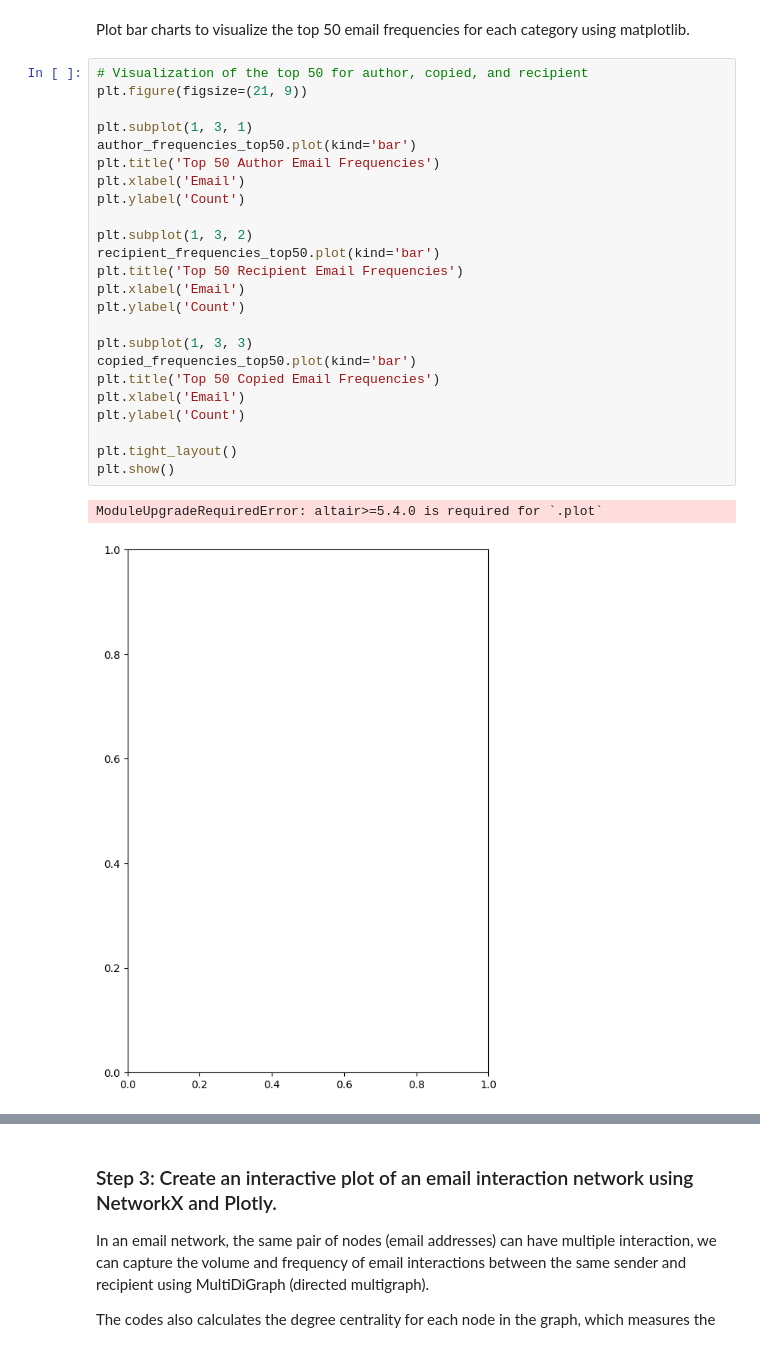
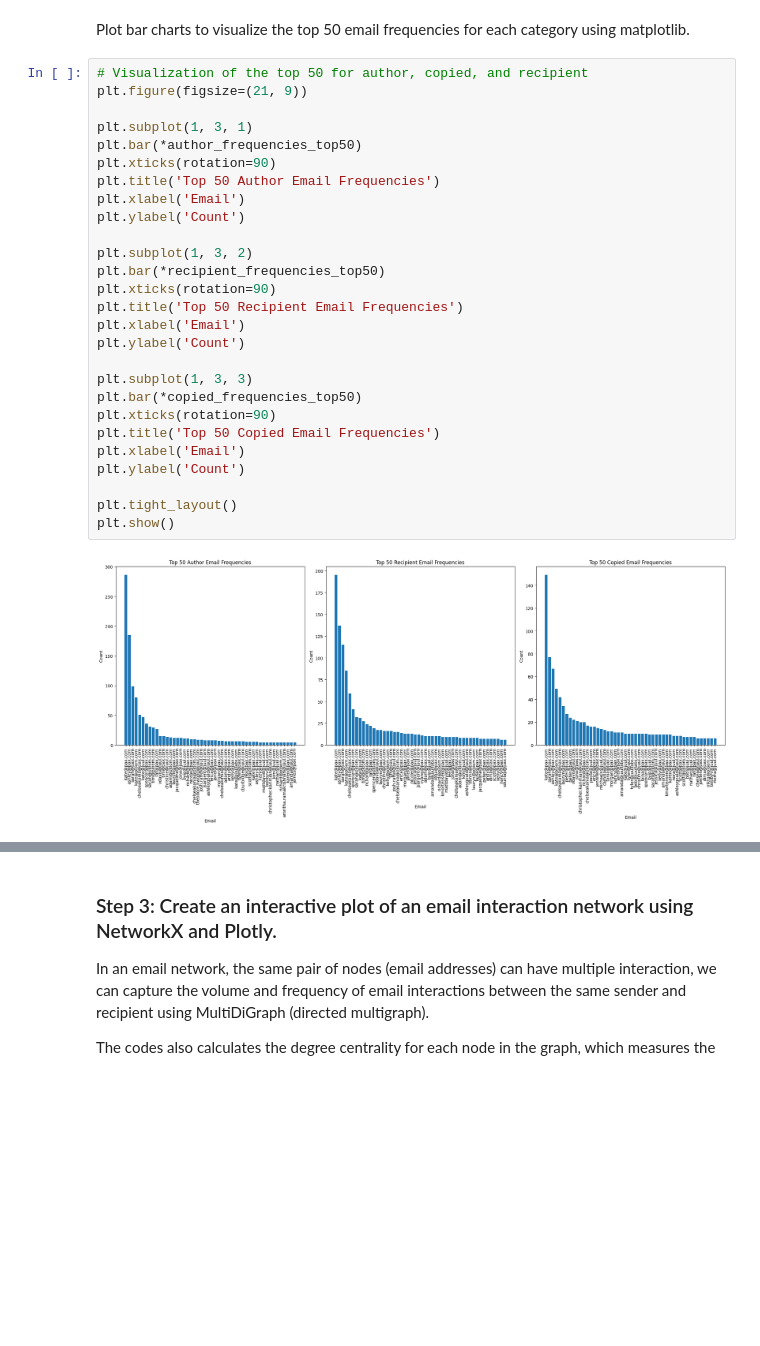
Before and after one commit to UNC-Libraries-data/juul_document_analysis, a Jupyter notebook: JUUL_Employee_Network_Analysis.ipynb, the cells around one changed output, grey strips where cells are left out. Cells and saved outputs as stored; diff of their text form; blank space fills up the shorter version.

```diff
--- a/JUUL_Employee_Network_Analysis.ipynb
+++ b/JUUL_Employee_Network_Analysis.ipynb
@@ -83,27 +81,29 @@ Plot bar charts to visualize the top 50 email frequencies for each category usin
 # %%
 # Visualization of the top 50 for author, copied, and recipient
 plt.figure(figsize=(21, 9))
 
 plt.subplot(1, 3, 1)
-author_frequencies_top50.plot(kind='bar')
+plt.bar(*author_frequencies_top50)
+plt.xticks(rotation=90)
 plt.title('Top 50 Author Email Frequencies')
 plt.xlabel('Email')
 plt.ylabel('Count')
 
 plt.subplot(1, 3, 2)
-recipient_frequencies_top50.plot(kind='bar')
+plt.bar(*recipient_frequencies_top50)
+plt.xticks(rotation=90)
 plt.title('Top 50 Recipient Email Frequencies')
 plt.xlabel('Email')
 plt.ylabel('Count')
 
 plt.subplot(1, 3, 3)
-copied_frequencies_top50.plot(kind='bar')
+plt.bar(*copied_frequencies_top50)
+plt.xticks(rotation=90)
 plt.title('Top 50 Copied Email Frequencies')
 plt.xlabel('Email')
 plt.ylabel('Count')
 
 plt.tight_layout()
 plt.show()
 # %% [output]
-ModuleUpgradeRequiredError: altair>=5.4.0 is required for `.plot`
-[figure, old version]
+[figure, new version]
```
Also changed, not shown: parts of 7 cells of this notebook, 5 other files.
